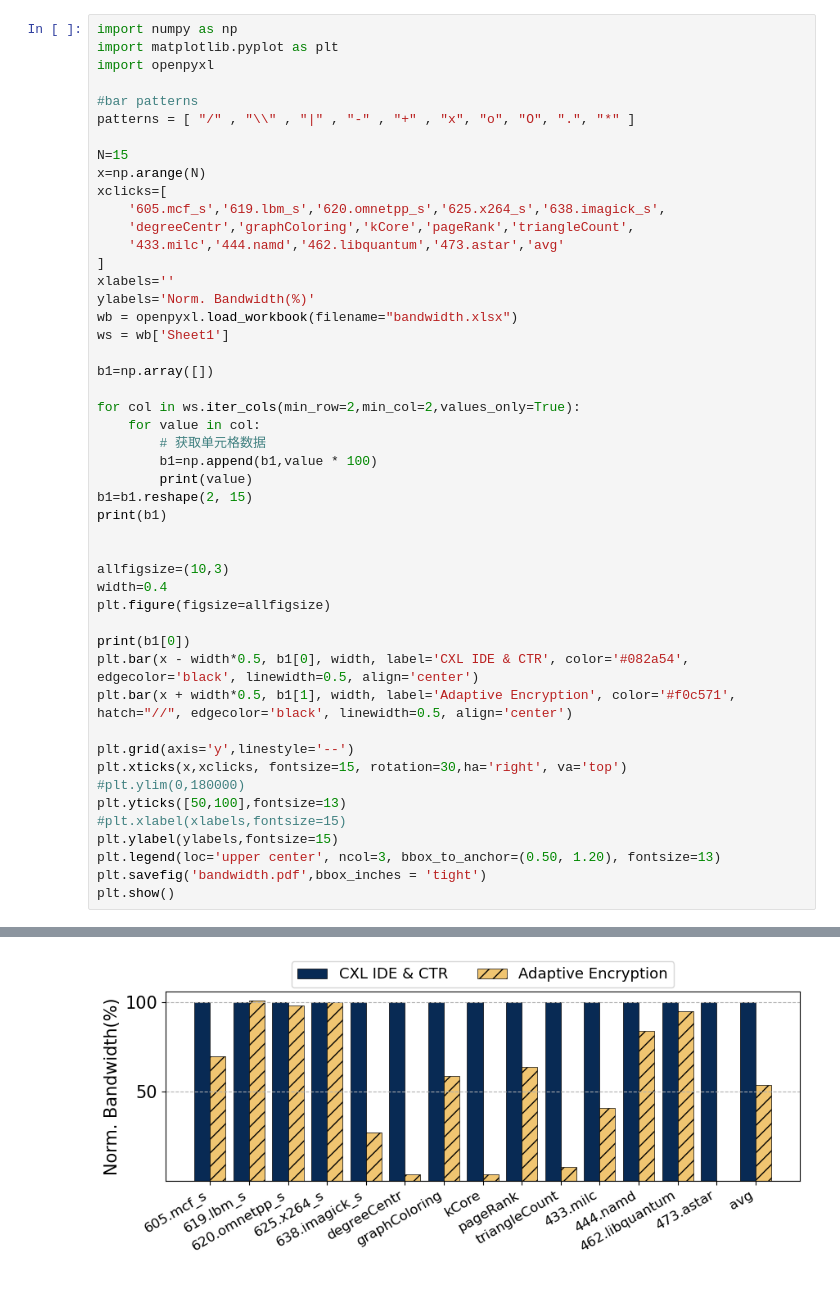
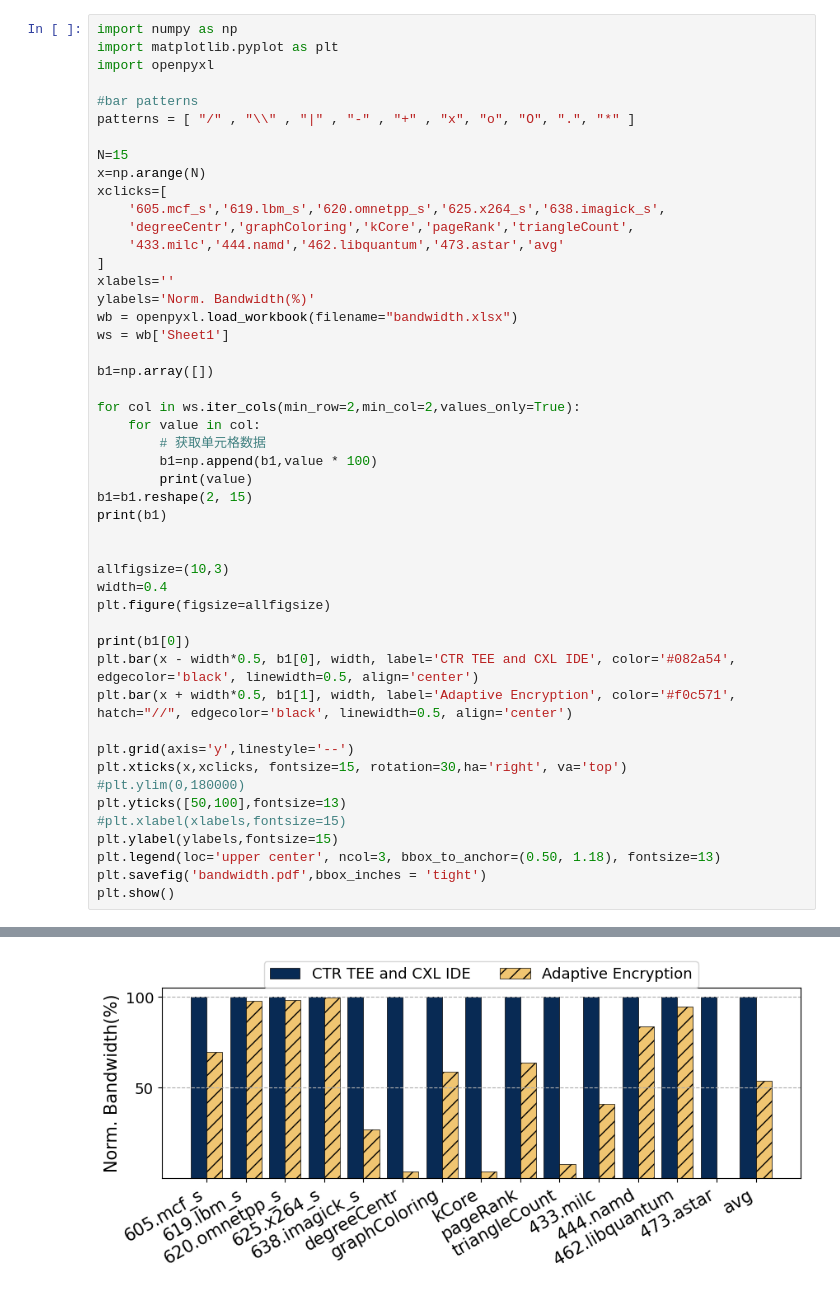
Before and after one commit to LichK9/fig_script, a Jupyter notebook: bandwidth/bandwidth.ipynb, the cells around one changed output, grey strips where cells are left out. Drawn from its saved outputs; the diff is of its cells as text.

```diff
--- a/bandwidth/bandwidth.ipynb
+++ b/bandwidth/bandwidth.ipynb
@@ -34,34 +34,34 @@ width=0.4
 plt.figure(figsize=allfigsize)
 
 print(b1[0])
-plt.bar(x - width*0.5, b1[0], width, label='CXL IDE & CTR', color='#082a54', edgecolor='black', linewidth=0.5, align='center')
+plt.bar(x - width*0.5, b1[0], width, label='CTR TEE and CXL IDE', color='#082a54', edgecolor='black', linewidth=0.5, align='center')
 plt.bar(x + width*0.5, b1[1], width, label='Adaptive Encryption', color='#f0c571',  hatch="//", edgecolor='black', linewidth=0.5, align='center')
 
 plt.grid(axis='y',linestyle='--')
 plt.xticks(x,xclicks, fontsize=15, rotation=30,ha='right', va='top')
 #plt.ylim(0,180000)
 plt.yticks([50,100],fontsize=13)
 #plt.xlabel(xlabels,fontsize=15)
 plt.ylabel(ylabels,fontsize=15)
-plt.legend(loc='upper center', ncol=3, bbox_to_anchor=(0.50, 1.20), fontsize=13)
+plt.legend(loc='upper center', ncol=3, bbox_to_anchor=(0.50, 1.18), fontsize=13)
 plt.savefig('bandwidth.pdf',bbox_inches = 'tight')
 plt.show()
 # %% [output]
 1
 1
 1
 1
 1
 1
 1
 1
 1
 1
 1
 1
 ... (24 lines left out)
   6.38564066e+01 7.83934603e+00 4.08958697e+01 8.38095238e+01
   9.46778712e+01 3.08201235e-03 5.37848782e+01]]
 [100. 100. 100. 100. 100. 100. 100. 100. 100. 100. 100. 100. 100. 100.
  100.]
-[figure, old version]
+[figure, new version]
```
Also changed, not shown: 31 other files.
